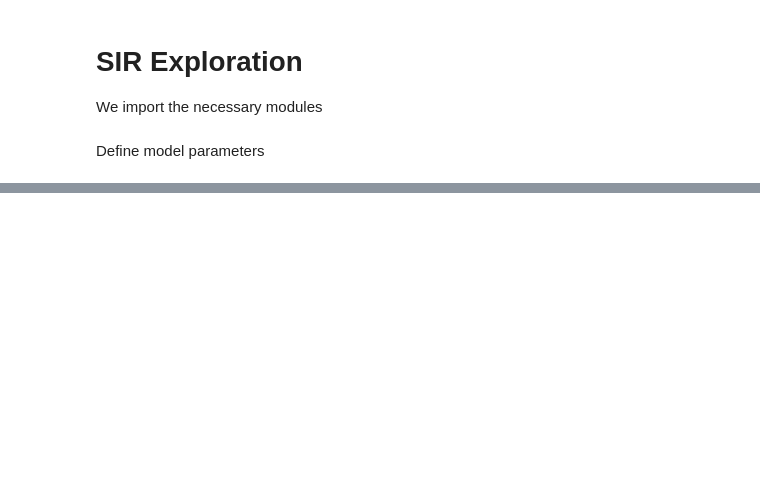
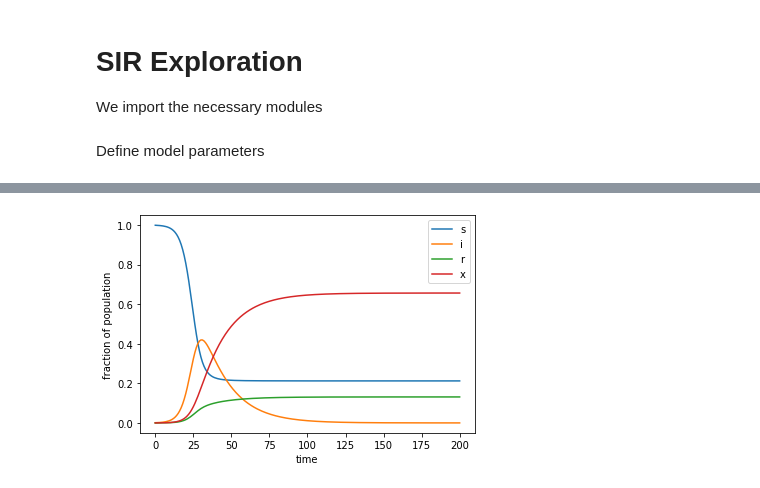
Before and after one commit to ghst659/sir, a Jupyter notebook: sir.ipynb, the cells around one changed output, grey strips where cells are left out. Cells and saved outputs as stored; diff of their text form; code cells hidden in the pictures; blank space fills up the shorter version.

Commit message:
Instantiating SIRX and correcting notebook.

```diff
--- a/sir.ipynb
+++ b/sir.ipynb
@@ -42,0 +46,13 @@ plt.show()
+# %%
+sirx = sir.SIRXModel(i0.value, alpha.value, beta.value, rho.value, delta.value, tau.value)
+sirx.run(200)
+sirx_data = sirx.dump()
+t = list(range(sirx.n()))
+for x in ("s", "i", "r", "x"):
+    plt.plot(t, sirx_data[x], label=x)
+plt.xlabel("time")
+plt.ylabel("fraction of population")
+plt.legend()
+plt.show()
+# %% [output]
+[figure, added]
```
Also changed, not shown: parts of 3 cells of this notebook.
